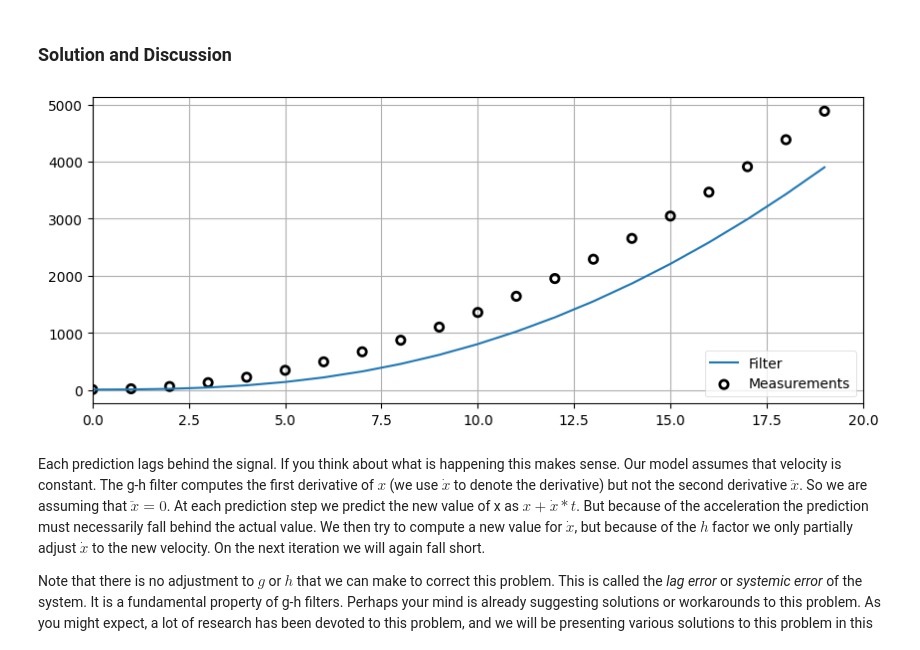
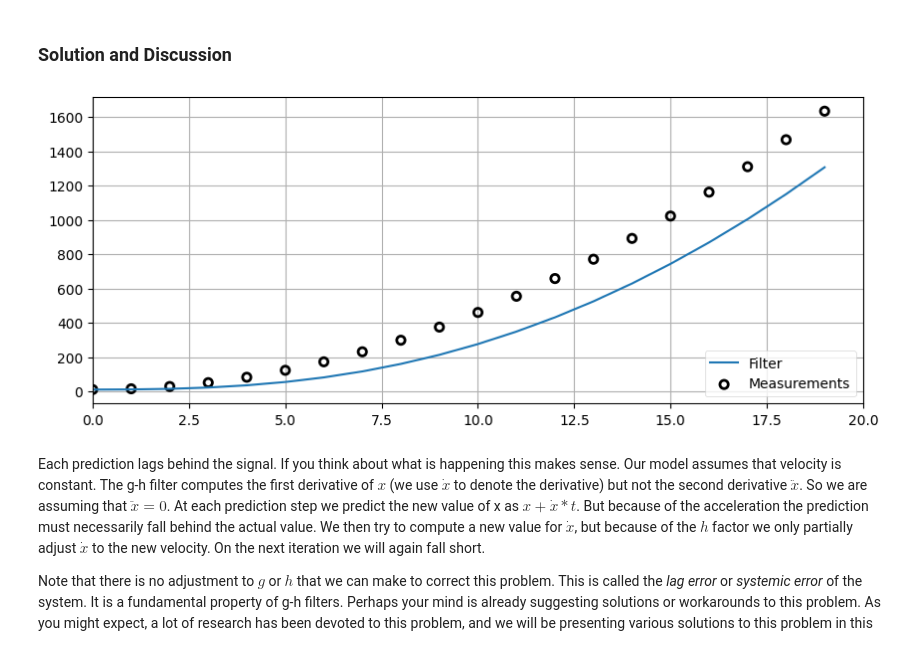
Before and after one commit to Bob-Eric/Kalman-and-Bayesian-Filters-in-Python, a Jupyter notebook: 01-g-h-filter.ipynb, the cells around one changed output. Drawn from its saved outputs; the diff is of its cells as text; code cells hidden in the pictures.

```diff
--- a/01-g-h-filter.ipynb
+++ b/01-g-h-filter.ipynb
@@ -431,17 +431,21 @@ Return the data as a NumPy array, not a list. Test it by passing in the same wei
 from kf_book.gh_internal import plot_g_h_results
 
 
-def g_h_filter(data, x0, dx, g, h, dt):
+def g_h_filter(data:list[float], x0:float, dx:float, g:float, h:float, dt:float):
     pass  #  your solution here
-    x_est = x0
-    x_filtered = np.zeros_like(data)
-    for i, z in enumerate(data):
-        x_pred = x_est + dx * dt
-        residual = z - x_pred
+    estimates = []
+    estimate = x0
+    for z in data:
+        # predict
+        predict = estimate + dx * dt
+        dx = dx
+
+        # update
+        residual = z - predict
         dx = dx + h * residual / dt
-        x_est = x_pred + g * residual
-        x_filtered[i] = x_est
-    return x_filtered
+        estimate = predict + g * residual
+        estimates.append(estimate)
+    return np.asarray(estimates)
 
 
 # uncomment to run the filter and plot the results
@@ -501,3 +503,7 @@ White noise can be generated by `numpy.random.randn()`. We want a function that
+# %%
+# your code here
+def gen_data(x0,dx,count,noise_factor):
+    return [x0 + dx * i + np.random.randn() * noise_factor for i in range(count)]
 # %% [markdown]
 ### Solution
 # %%
@@ -564,27 +575,22 @@ Write a new data generation function that adds in a constant acceleration factor
 # %%
 # your code here
 def gen_data(x0, dx, count, noise_factor, accel=0.0):
-    zs = []
-    for i in range(count):
-        zs.append(x0 + dx * i + 0.5 * accel * i * i + randn() * noise_factor)
-        dx+=accel
-    return zs
+    return [x0 + dx*i + 1/2 *accel*i**2 + np.random.randn()*noise_factor for i in range(count)]
 # %% [markdown]
 ### Solution and Discussion
 # %%
 def gen_data(x0, dx, count, noise_factor, accel=0.):
     zs = []
     for i in range(count):
         zs.append(x0 + accel * (i**2) / 2 + dx*i + randn()*noise_factor)
-        dx += accel
     return zs
 
 predictions = []
 zs = gen_data(x0=10., dx=0., count=20, noise_factor=0, accel=9.)
 data = g_h_filter(data=zs, x0=10., dx=0., g=0.2, h=0.02)
 plot_g_h_results(measurements=zs, filtered_data=data)
 # %% [output]
-[figure, old version]
+[figure, new version]
 # %% [markdown]
 Each prediction lags behind the signal. If you think about what is happening this makes sense. Our model assumes that velocity is constant. The g-h filter computes the first derivative of $x$ (we use $\dot{x}$ to denote the derivative) but not the second derivative $\ddot{x}$. So we are assuming that $\ddot{x}=0$. At each prediction step we predict the new value of x as $x + \dot{x}*t$. But because of the acceleration the prediction must necessarily fall behind the actual value. We then try to compute a new value for $\dot{x}$, but because of the $h$ factor we only partially adjust $\dot{x}$ to the new velocity. On the next iteration we will again fall short.
 
```
Also changed, not shown: parts of 10 cells of this notebook, 9 other files.
